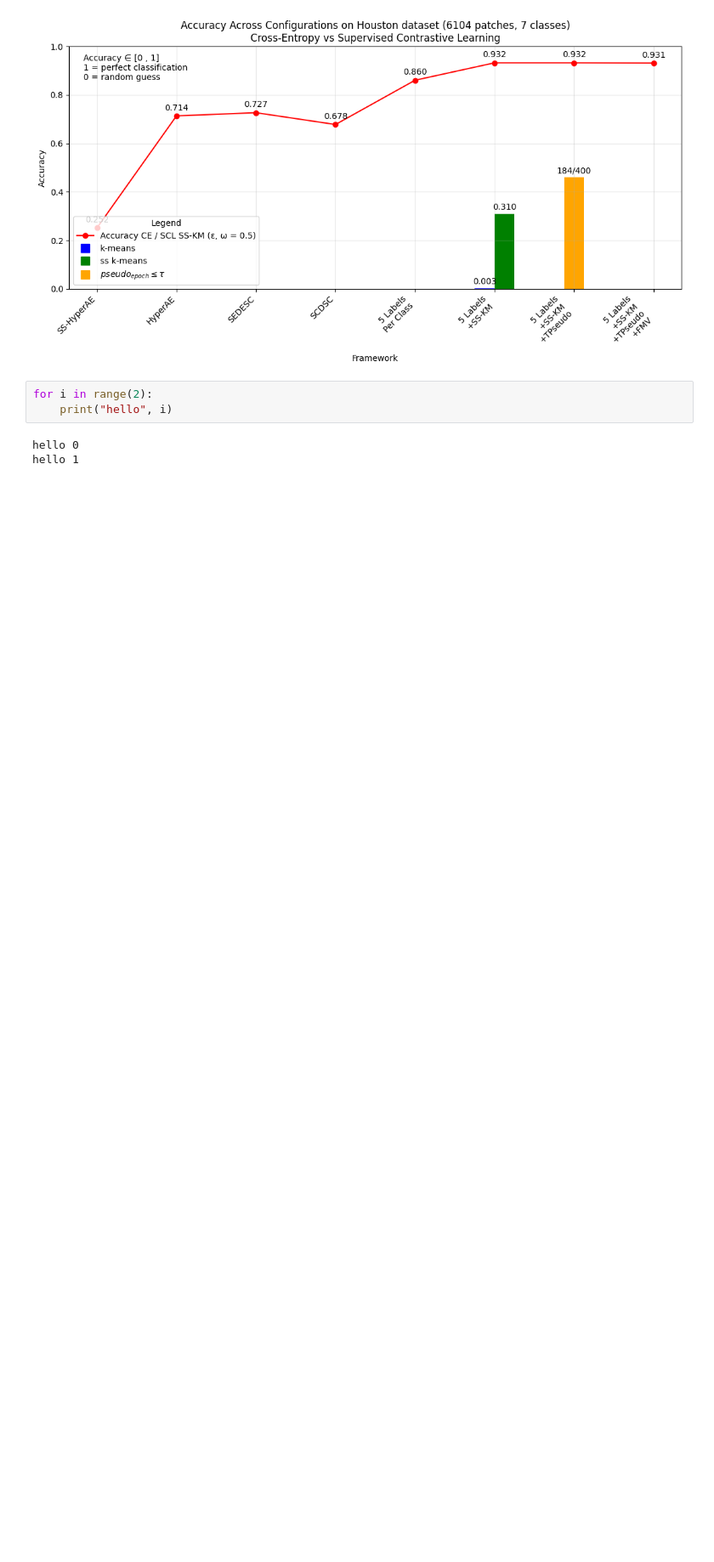
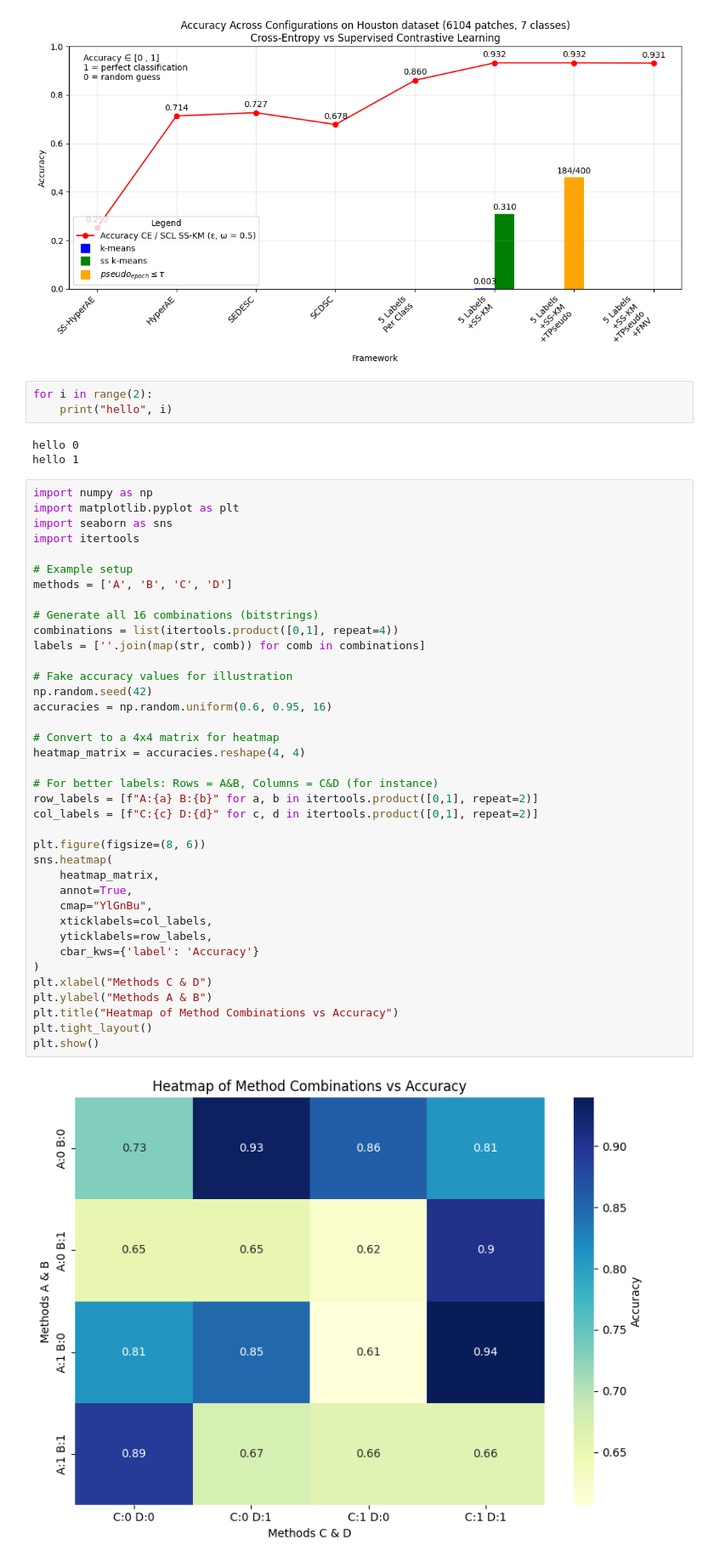
Before and after one commit to Thomas-Delaeter/SemiSupervisedSCDSC, a Jupyter notebook: results/post-midterm/houston_results.ipynb, the cells around one changed output. Shown: that part at 85% size. Cells and saved outputs as stored; diff of their text form; blank space fills up the shorter version.

```diff
--- a/results/post-midterm/houston_results.ipynb
+++ b/results/post-midterm/houston_results.ipynb
@@ -411,3 +411,43 @@ for i in range(2):
 # %% [output]
 hello 0
 hello 1
+# %%
+import numpy as np
+import matplotlib.pyplot as plt
+import seaborn as sns
+import itertools
+
+# Example setup
+methods = ['A', 'B', 'C', 'D']
+
+# Generate all 16 combinations (bitstrings)
+combinations = list(itertools.product([0,1], repeat=4))
+labels = [''.join(map(str, comb)) for comb in combinations]
+
+# Fake accuracy values for illustration
+np.random.seed(42)
+accuracies = np.random.uniform(0.6, 0.95, 16)
+
+# Convert to a 4x4 matrix for heatmap
+heatmap_matrix = accuracies.reshape(4, 4)
+
+# For better labels: Rows = A&B, Columns = C&D (for instance)
+row_labels = [f"A:{a} B:{b}" for a, b in itertools.product([0,1], repeat=2)]
+col_labels = [f"C:{c} D:{d}" for c, d in itertools.product([0,1], repeat=2)]
+
+plt.figure(figsize=(8, 6))
+sns.heatmap(
+    heatmap_matrix,
+    annot=True,
+    cmap="YlGnBu",
+    xticklabels=col_labels,
+    yticklabels=row_labels,
+    cbar_kws={'label': 'Accuracy'}
+)
+plt.xlabel("Methods C & D")
+plt.ylabel("Methods A & B")
+plt.title("Heatmap of Method Combinations vs Accuracy")
+plt.tight_layout()
+plt.show()
+# %% [output]
+[figure, added]
```
Also changed, not shown: parts of 2 cells of this notebook, 3 other files.
